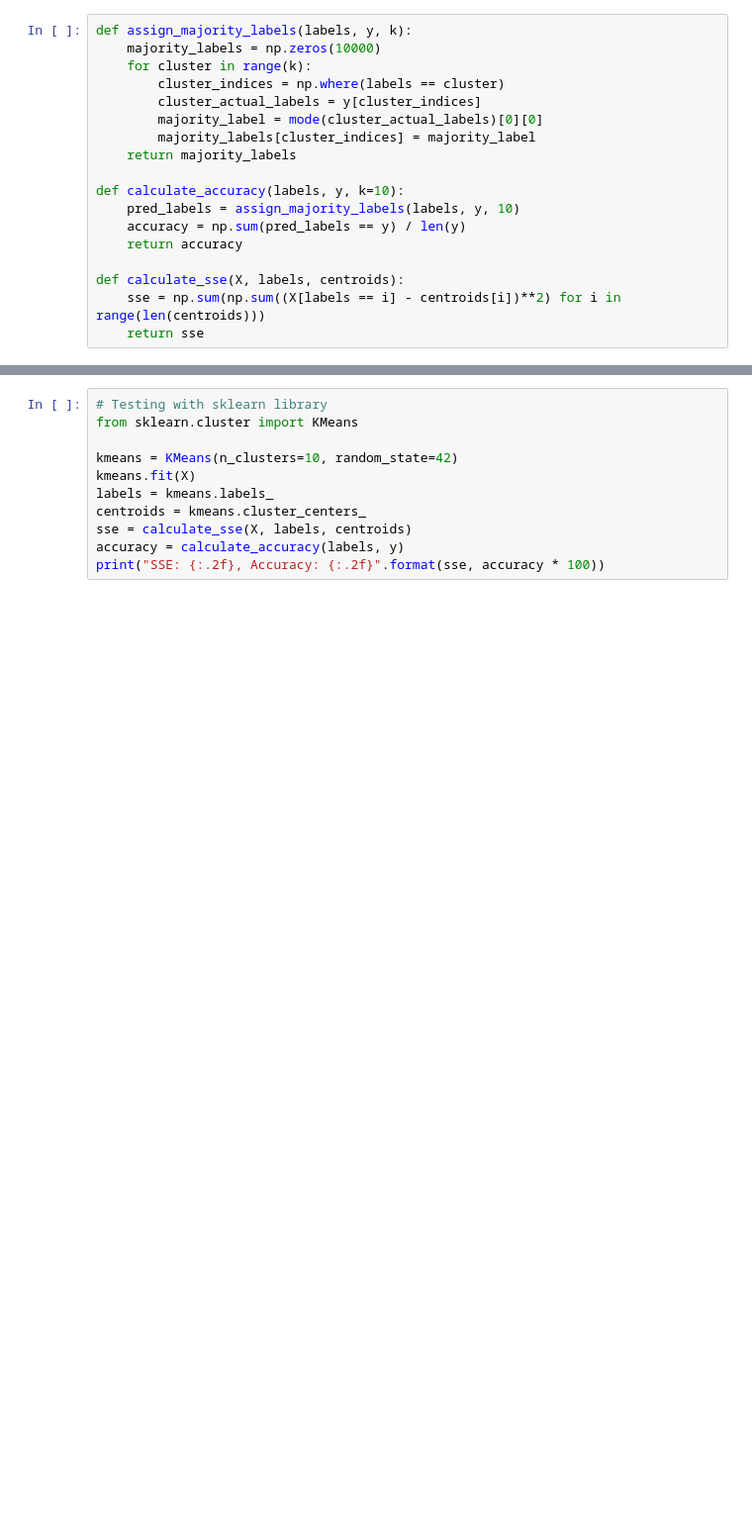
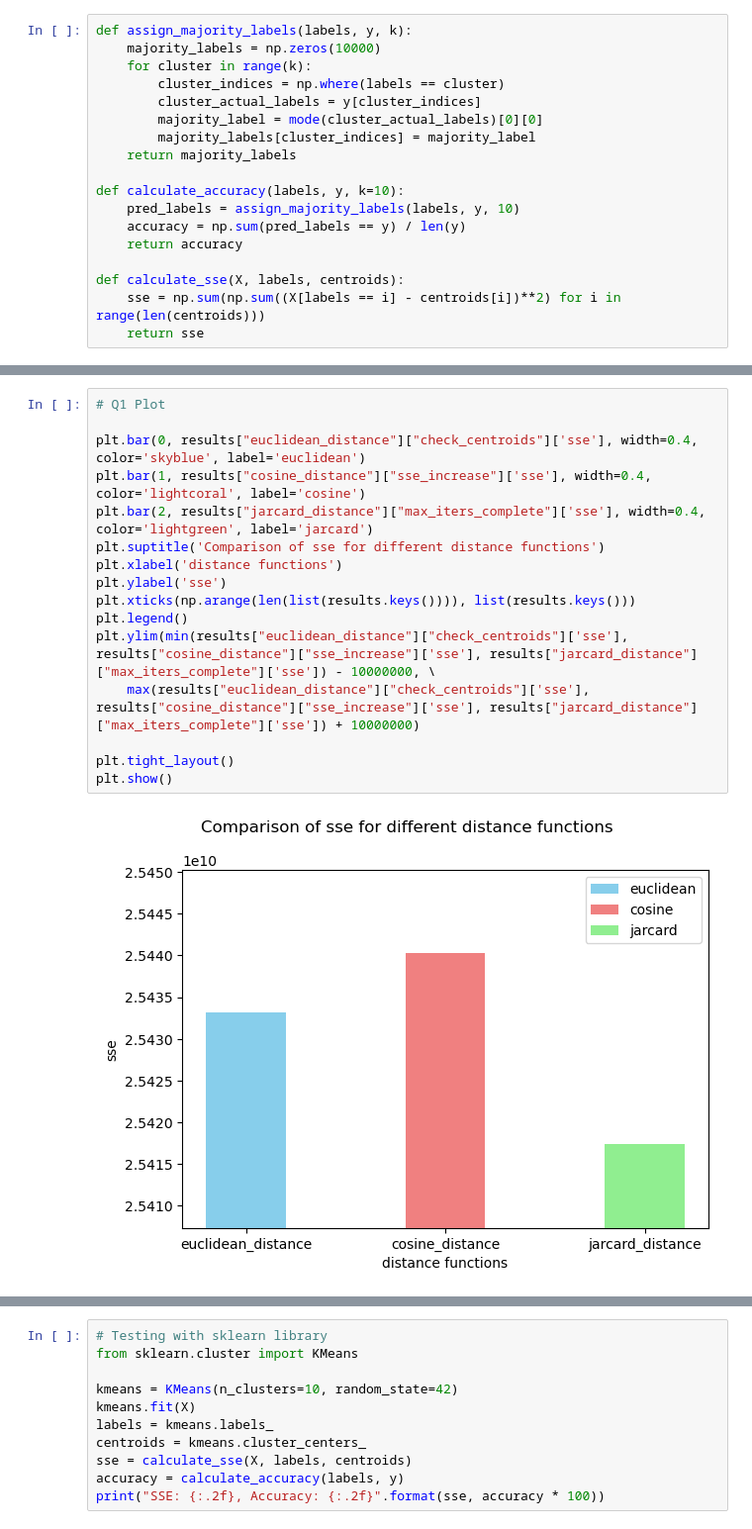
Before and after one commit to pavan-kumar-geddapu/cse572_data_mining, a Jupyter notebook: k_means_clustering/main.ipynb, the cells around one changed output, grey strips where cells are left out. Shown at 99% size. Drawn from its saved outputs; the diff is of its cells as text; blank space fills up the shorter version.

```diff
--- a/k_means_clustering/main.ipynb
+++ b/k_means_clustering/main.ipynb
@@ -130,0 +142,18 @@ SSE: 25417331725.239452, Accuracy: 60.33, Iterations: 200, Elapsed Time: 191.909
+# %%
+# Q1 Plot
+
+plt.bar(0, results["euclidean_distance"]["check_centroids"]['sse'], width=0.4, color='skyblue', label='euclidean')
+plt.bar(1, results["cosine_distance"]["sse_increase"]['sse'], width=0.4, color='lightcoral', label='cosine')
+plt.bar(2, results["jarcard_distance"]["max_iters_complete"]['sse'], width=0.4, color='lightgreen', label='jarcard')
+plt.suptitle('Comparison of sse for different distance functions')
+plt.xlabel('distance functions')
+plt.ylabel('sse')
+plt.xticks(np.arange(len(list(results.keys()))), list(results.keys()))
+plt.legend()
+plt.ylim(min(results["euclidean_distance"]["check_centroids"]['sse'], results["cosine_distance"]["sse_increase"]['sse'], results["jarcard_distance"]["max_iters_complete"]['sse']) - 10000000, \
+    max(results["euclidean_distance"]["check_centroids"]['sse'], results["cosine_distance"]["sse_increase"]['sse'], results["jarcard_distance"]["max_iters_complete"]['sse']) + 10000000)
+
+plt.tight_layout()
+plt.show()
+# %% [output]
+[figure, added]
```
Also changed, not shown: parts of 11 cells of this notebook.
